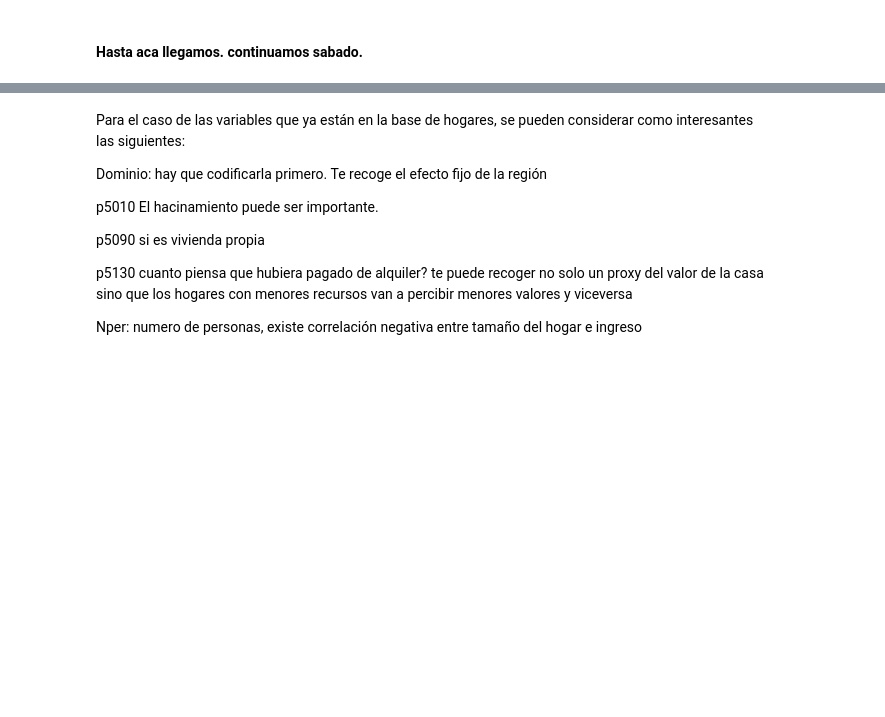
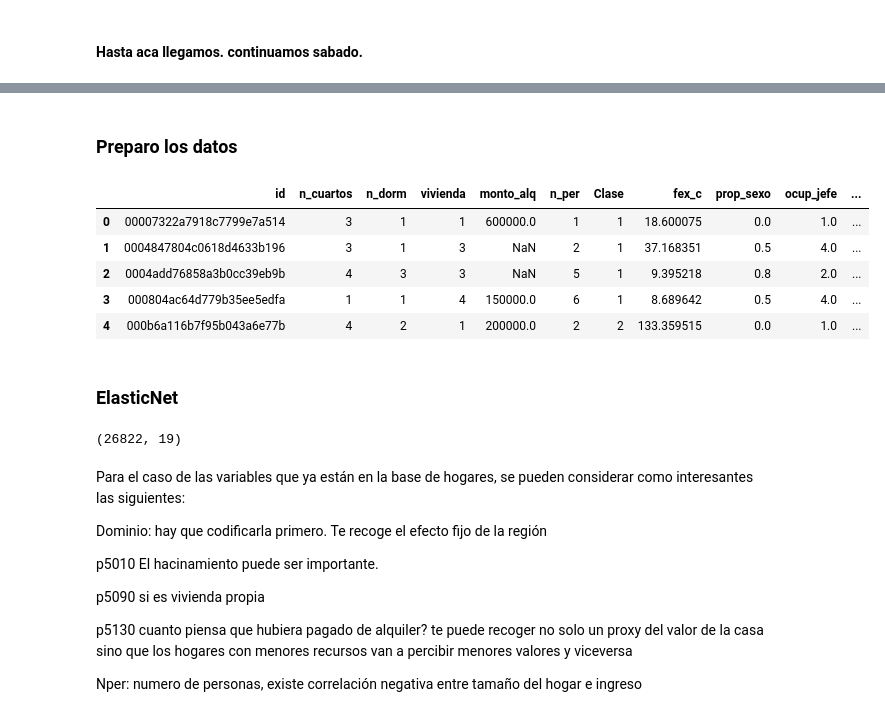
Before and after one commit to dipla70/ML-TP2, a Jupyter notebook: problem_set2.ipynb, the cells around one changed output, grey strips where cells are left out. Drawn from its saved outputs; the diff is of its cells as text; code cells hidden in the pictures; blank space fills up the shorter version.

Commit message:
Elastic Net

```diff
--- a/problem_set2.ipynb
+++ b/problem_set2.ipynb
@@ -424,0 +484,27 @@ base = base[~base['subsidio_alim'].isin([9])]
+# %%
+# Renombrar las columnas
+test_hogares2.rename(columns={
+    'P5000': 'n_cuartos',
+    'P5010': 'n_dorm',
+    'P5090': 'vivienda',
+    'P5130': 'monto_alq',
+    'Nper': 'n_per',
+    'Pobre': 'pobre',
+    'Ingpcug': 'ing_pc',
+    'Fex_c': 'fex_c'
+}, inplace=True)
+# %% [markdown]
+### Preparo los datos
+# %%
+# Merge test_hogares2 with sample_submission on 'id'
+test_hogares2 = test_hogares2.merge(sample_submission, on='id', how='inner')
+
+# Display the first few rows to verify the merge
+test_hogares2.head()
+# %% [output]
+|  | id | n_cuartos | n_dorm | vivienda | monto_alq | n_per | Clase | fex_c | prop_sexo | ocup_jefe | ... |
+| 0 | 00007322a7918c7799e7a514 | 3 | 1 | 1 | 600000.0 | 1 | 1 | 18.600075 | 0.0 | 1.0 | ... |
+| 1 | 0004847804c0618d4633b196 | 3 | 1 | 3 | NaN | 2 | 1 | 37.168351 | 0.5 | 4.0 | ... |
+| 2 | 0004add76858a3b0cc39eb9b | 4 | 3 | 3 | NaN | 5 | 1 | 9.395218 | 0.8 | 2.0 | ... |
+| 3 | 000804ac64d779b35ee5edfa | 1 | 1 | 4 | 150000.0 | 6 | 1 | 8.689642 | 0.5 | 4.0 | ... |
+| 4 | 000b6a116b7f95b043a6e77b | 4 | 2 | 1 | 200000.0 | 2 | 2 | 133.359515 | 0.0 | 1.0 | ... |
@@ -425,3 +517,12 @@ base = base[~base['subsidio_alim'].isin([9])]
+# %% [markdown]
+### ElasticNet
+# %%
+# Eliminar filas con valores NaN en test_hogares2_cleaned
+X_train = test_hogares2_cleaned.dropna()
+
+X_train.shape
+# %% [output]
+(26822, 19)
 # %% [markdown]
 Para el caso de las variables que ya están en la base de hogares, se pueden considerar como
 interesantes las siguientes:
```
Also changed, not shown: parts of 16 cells of this notebook.
